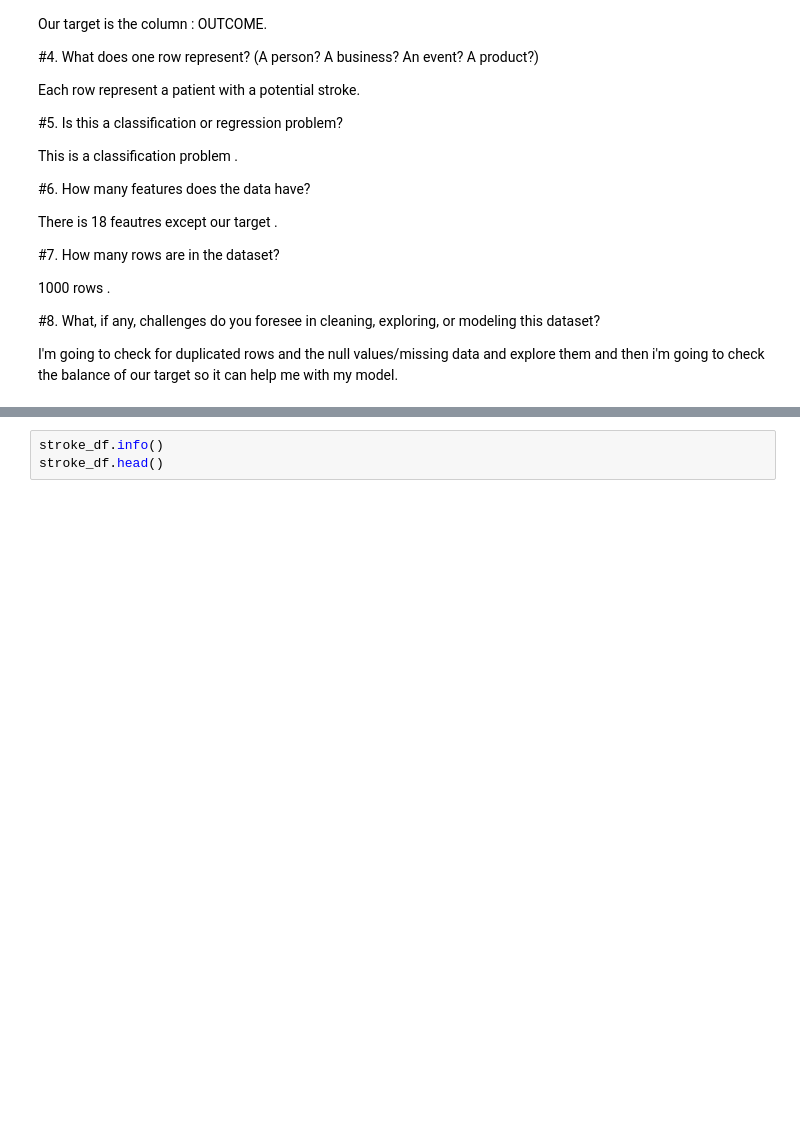
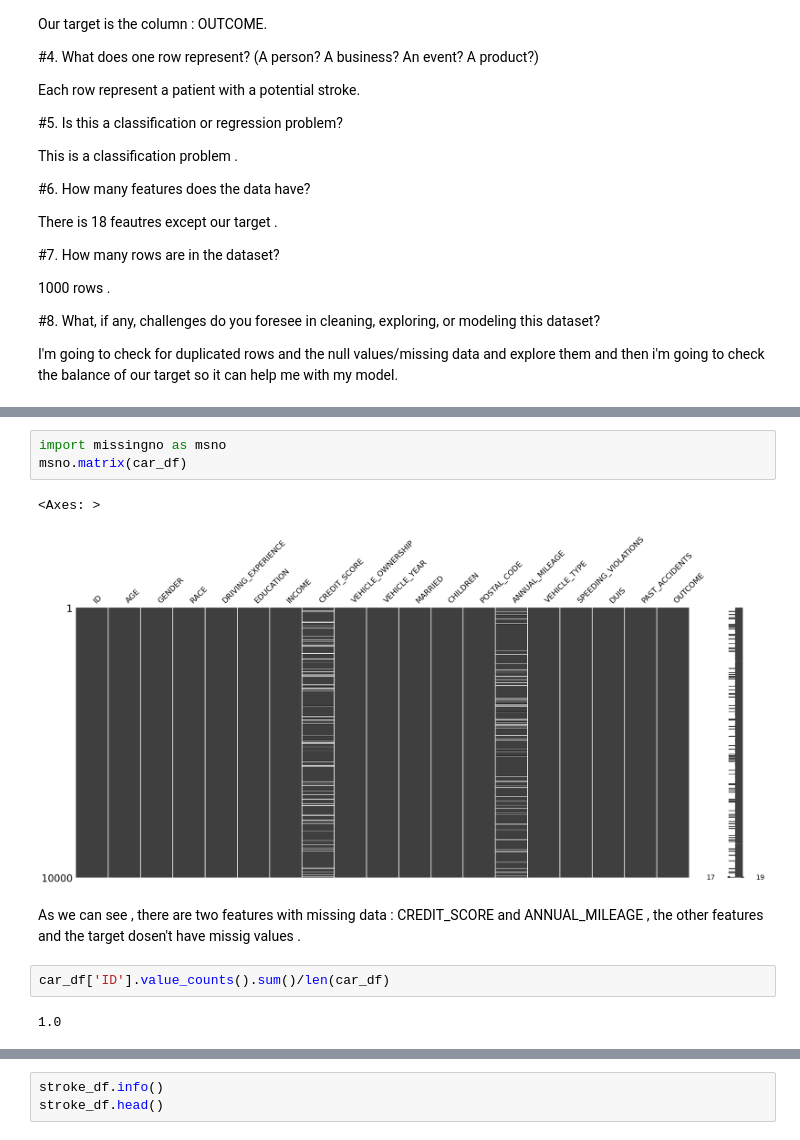
Before and after one commit to medayoubaziz/Car_insurance_predictions, a Jupyter notebook: Project_2.ipynb, the cells around one changed output, grey strips where cells are left out. Cells and saved outputs as stored; diff of their text form; blank space fills up the shorter version.

```diff
--- a/Project_2.ipynb
+++ b/Project_2.ipynb
@@ -88,0 +195,12 @@ I'm going to check for duplicated rows and the null values/missing data and expl
+# %%
+import missingno as msno
+msno.matrix(car_df)
+# %% [output]
+<Axes: >
+[figure, added]
+# %% [markdown]
+As we can see , there are two features with missing data : CREDIT_SCORE and ANNUAL_MILEAGE , the other features and the target dosen't have missig values .
+# %%
+car_df['ID'].value_counts().sum()/len(car_df)
+# %% [output]
+1.0
```
Also changed, not shown: parts of 110 cells of this notebook.
